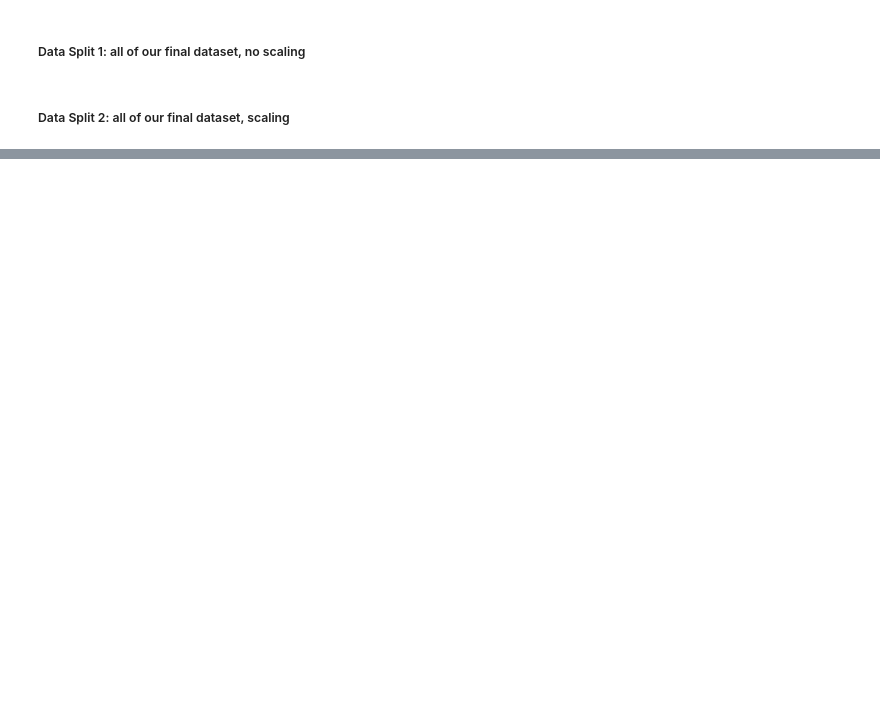
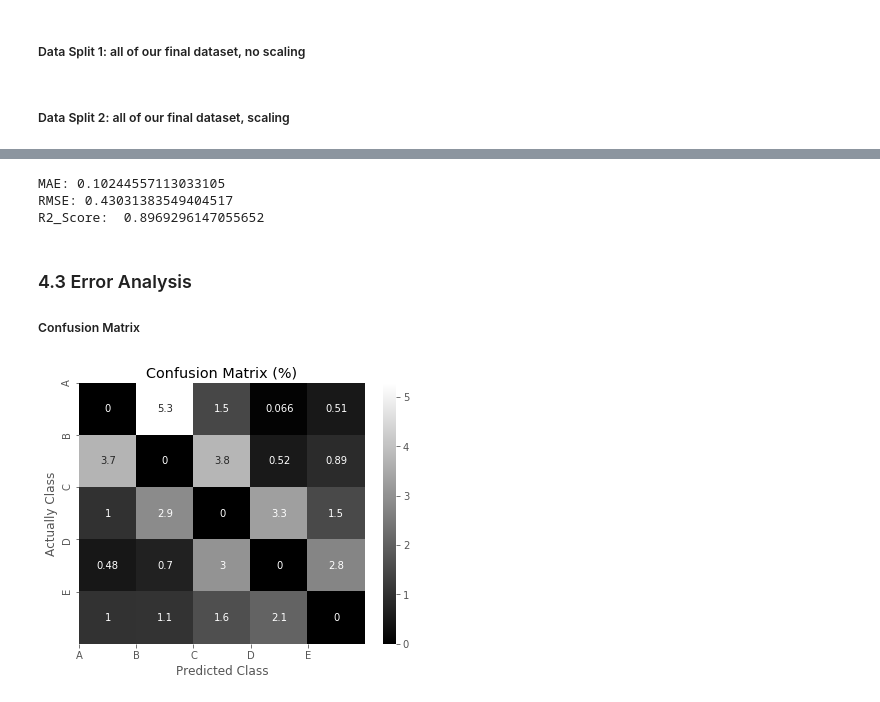
Before and after one commit to mariusbiteau/Groceries-Nutriscore-Prediction, a Jupyter notebook: Analysis_Groceries-Nutriscore-Prediction.ipynb, the cells around one changed output, grey strips where cells are left out. Drawn from its saved outputs; the diff is of its cells as text; code cells hidden in the pictures; blank space fills up the shorter version.

```diff
--- a/Analysis_Groceries-Nutriscore-Prediction.ipynb
+++ b/Analysis_Groceries-Nutriscore-Prediction.ipynb
@@ -354,0 +449,9 @@ Accuracy for a k-NN on validation dataset : 86.94 %
+# %%
+rf_param_grid = {'max_features': ['sqrt', 'auto'],
+              'min_samples_leaf': [1, 3, 5],
+              'n_estimators': [30, 50, 100],
+             'bootstrap': [False, True]}
+# %%
+rf_grid = GridSearchCV(estimator= RandomForestClassifier(), param_grid = rf_param_grid,  n_jobs=-1, verbose=0)
+# %%
+rf_grid.fit(X_train,y_train)
@@ -354,0 +495,10 @@ Accuracy for a k-NN on validation dataset : 86.94 %
+# %%
+rf_grid_predictions = rf_grid.predict(X_test)
+# %%
+print('MAE:', metrics.mean_absolute_error(y_test, rf_grid_predictions))
+print('RMSE:', np.sqrt(metrics.mean_squared_error(y_test, rf_grid_predictions)))
+print('R2_Score: ', metrics.r2_score(y_test, rf_grid_predictions))
+# %% [output]
+MAE: 0.10244557113033105
+RMSE: 0.43031383549404517
+R2_Score:  0.8969296147055652
@@ -354,0 +509,23 @@ Accuracy for a k-NN on validation dataset : 86.94 %
+# %% [markdown]
+### 4.3 Error Analysis
+##### Confusion Matrix
+# %%
+from sklearn.metrics import confusion_matrix
+conf_mx = confusion_matrix(y_test, rf_grid_predictions)
+
+row_sums = conf_mx.sum(axis=0, keepdims=True)
+norm_conf_mx = conf_mx / row_sums *100
+
+# On remplace les valeurs de la diagonale par des 0
+np.fill_diagonal(norm_conf_mx, 0)
+
+sns.heatmap(norm_conf_mx, cmap=plt.cm.gray, annot=True)
+plt.title("Confusion Matrix (%)")
+plt.xlabel("Predicted Class")
+plt.ylabel("Actually Class")
+plt.xticks(np.arange(5), ('A', 'B', 'C', 'D', 'E'))
+plt.yticks(np.arange(5), ('A', 'B', 'C', 'D', 'E'))
+
+plt.show()
+# %% [output]
+[figure, added]
```
Also changed, not shown: parts of 49 cells of this notebook, 1 other file.
